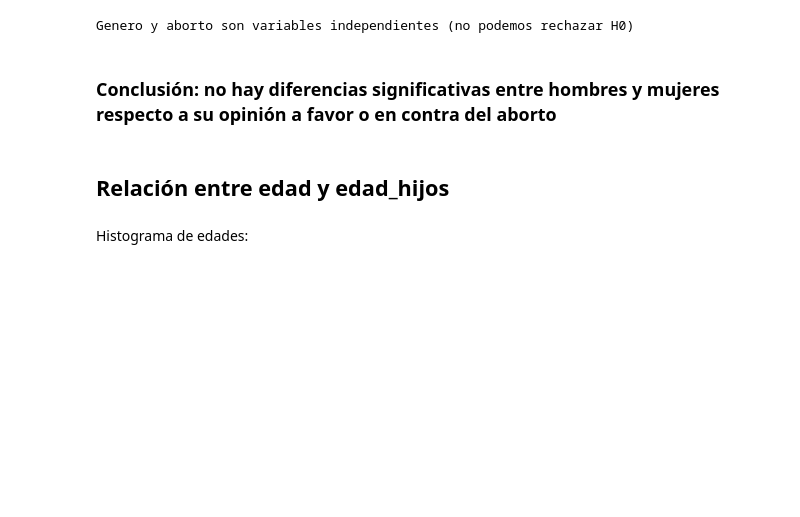
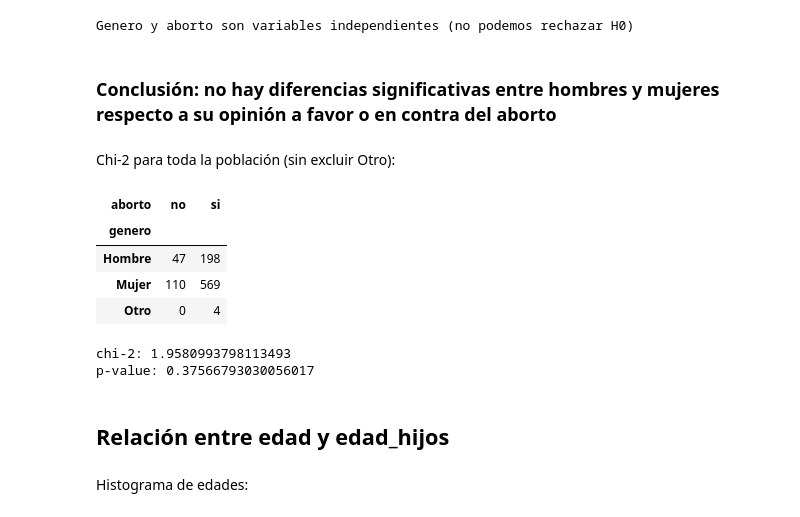
Before and after one commit to fveredas/bioestadisticaupv, a Jupyter notebook: bioestadistica_Javier.ipynb, the cells around one changed output. Saved outputs shown, nothing was run; the diff lists cells and outputs as text; code cells hidden in the pictures; blank space fills up the shorter version.

Commit message:
Nueva chi2 para genero aborto

```diff
--- a/bioestadistica_Javier.ipynb
+++ b/bioestadistica_Javier.ipynb
@@ -259,6 +263,28 @@ else:
 Genero y aborto son variables independientes (no podemos rechazar H0)
 # %% [markdown]
 ### Conclusión: no hay diferencias significativas entre hombres y mujeres respecto a su opinión a favor o en contra del aborto
+# %% [markdown]
+Chi-2 para toda la población (sin excluir Otro):
+# %%
+crosstab = pd.crosstab(index=datos_analisis['genero'],
+            columns=datos_analisis['aborto'])
+# %%
+crosstab
+# %% [output]
+| aborto | no | si |
+| genero |  |  |
+| Hombre | 47 | 198 |
+| Mujer | 110 | 569 |
+| Otro | 0 | 4 |
+# %%
+stat, p, dof, expected = chi2_contingency(crosstab)
+
+print('chi-2: '+str(stat))
+
+print('p-value: '+str(p))
+# %% [output]
+chi-2: 1.9580993798113493
+p-value: 0.37566793030056017
 # %% [markdown]
 ## Relación entre edad y edad_hijos
 # %% [markdown]
```
Also changed, not shown: parts of 3 cells of this notebook.
